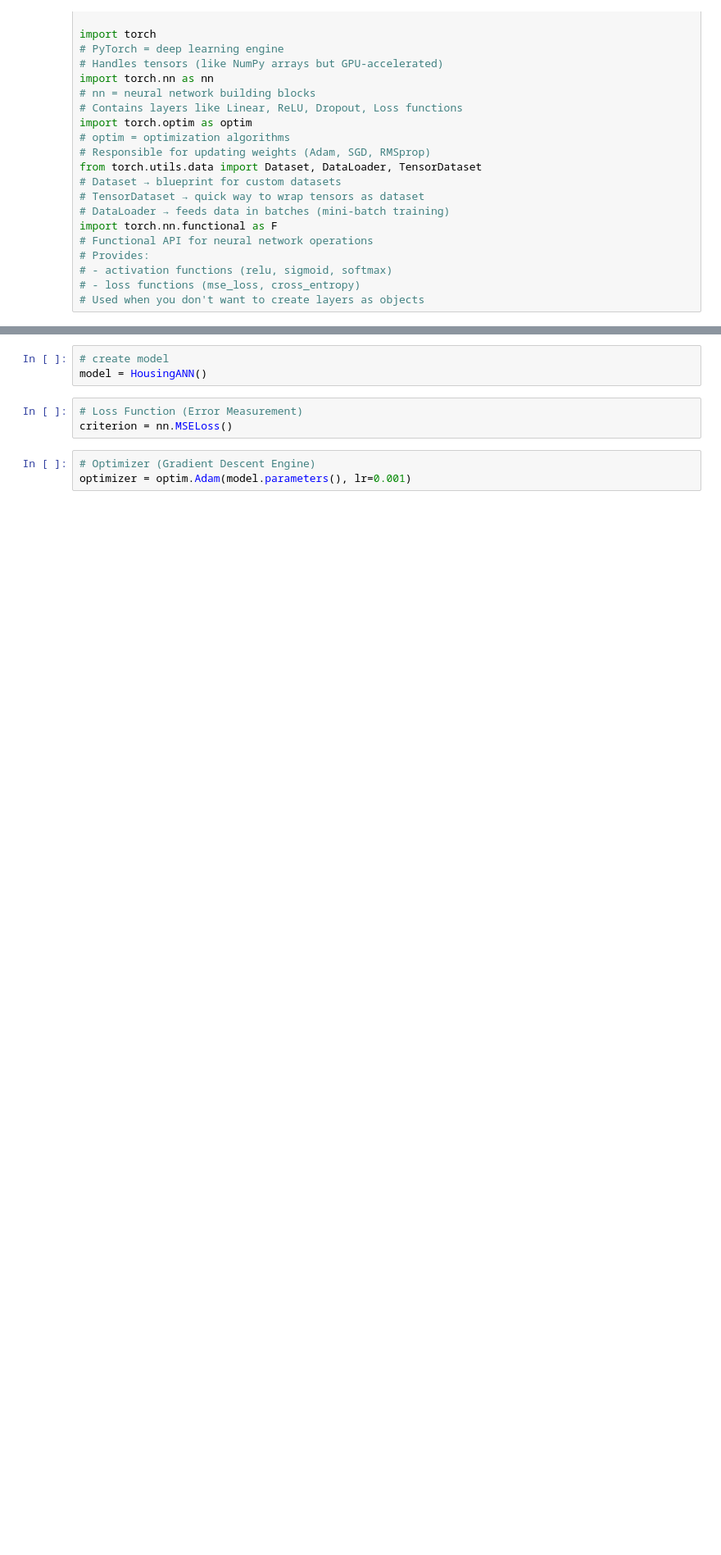
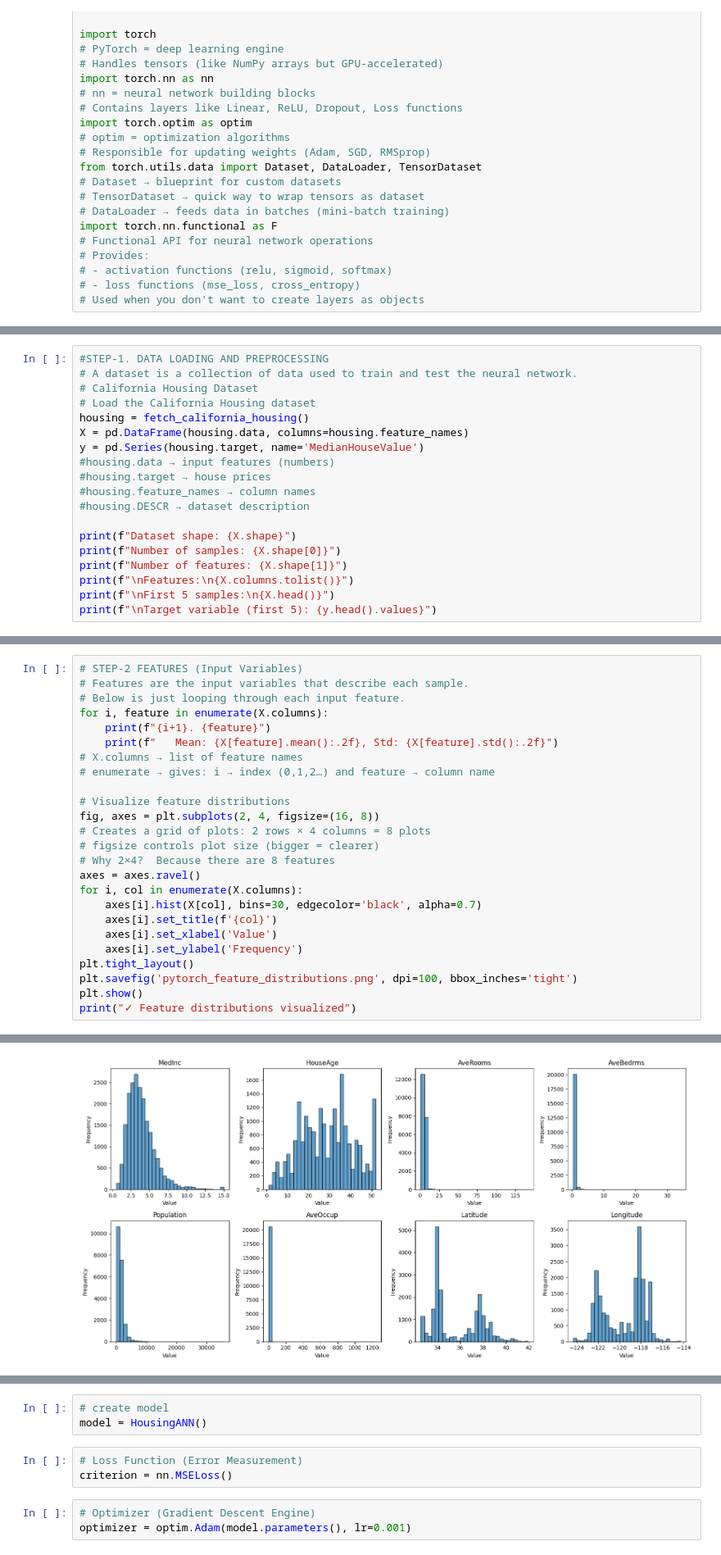
Before and after one commit to shivengg87/AI-ML, a Jupyter notebook: ANNwithpytorch.ipynb, the cells around one changed output, grey strips where cells are left out. Shown: that part at 82% size. Drawn from its saved outputs; the diff is of its cells as text; blank space fills up the shorter version.

```diff
--- a/ANNwithpytorch.ipynb
+++ b/ANNwithpytorch.ipynb
@@ -62,0 +49,19 @@ y_test  = torch.tensor(y_test, dtype=torch.float32).view(-1, 1)
+# %%
+#STEP-1. DATA LOADING AND PREPROCESSING
+# A dataset is a collection of data used to train and test the neural network.
+# California Housing Dataset
+# Load the California Housing dataset
+housing = fetch_california_housing()
+X = pd.DataFrame(housing.data, columns=housing.feature_names)
+y = pd.Series(housing.target, name='MedianHouseValue')
+#housing.data → input features (numbers)
+#housing.target → house prices
+#housing.feature_names → column names
+#housing.DESCR → dataset description
+
+print(f"Dataset shape: {X.shape}")
+print(f"Number of samples: {X.shape[0]}")
+print(f"Number of features: {X.shape[1]}")
+print(f"\nFeatures:\n{X.columns.tolist()}")
+print(f"\nFirst 5 samples:\n{X.head()}")
+print(f"\nTarget variable (first 5): {y.head().values}")
@@ -62,0 +86,26 @@ y_test  = torch.tensor(y_test, dtype=torch.float32).view(-1, 1)
+# %%
+# STEP-2 FEATURES (Input Variables)
+# Features are the input variables that describe each sample.
+# Below is just looping through each input feature.
+for i, feature in enumerate(X.columns):
+    print(f"{i+1}. {feature}")
+    print(f"   Mean: {X[feature].mean():.2f}, Std: {X[feature].std():.2f}")
+# X.columns → list of feature names
+# enumerate → gives: i → index (0,1,2…) and feature → column name
+
+# Visualize feature distributions
+fig, axes = plt.subplots(2, 4, figsize=(16, 8))
+# Creates a grid of plots: 2 rows × 4 columns = 8 plots
+# figsize controls plot size (bigger = clearer)
+# Why 2×4?  Because there are 8 features
+axes = axes.ravel()
+for i, col in enumerate(X.columns):
+    axes[i].hist(X[col], bins=30, edgecolor='black', alpha=0.7)
+    axes[i].set_title(f'{col}')
+    axes[i].set_xlabel('Value')
+    axes[i].set_ylabel('Frequency')
+plt.tight_layout()
+plt.savefig('pytorch_feature_distributions.png', dpi=100, bbox_inches='tight')
+plt.show()
+print("✓ Feature distributions visualized")
+# %% [output]
@@ -62,0 +128 @@ y_test  = torch.tensor(y_test, dtype=torch.float32).view(-1, 1)
+[figure, added]
```
Also changed, not shown: parts of 9 cells of this notebook.
